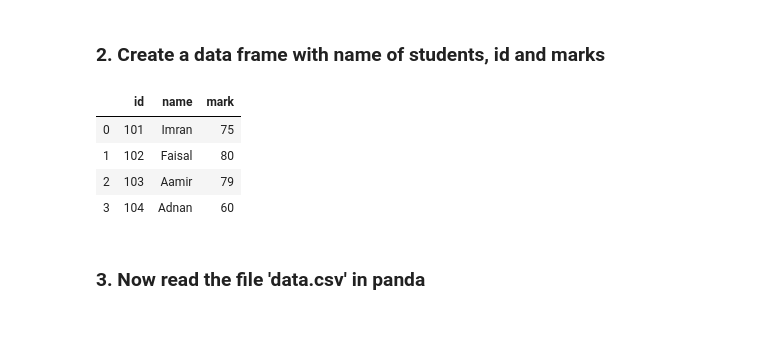
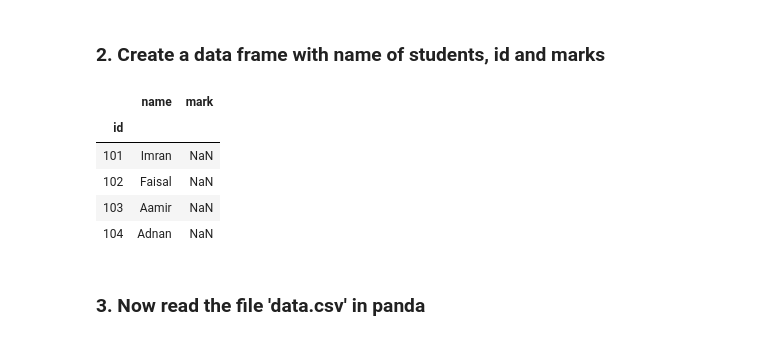
Before and after one commit to Syed-Azam/Pandas, a Jupyter notebook: Assignment-4/Pandas_Assignment_4.ipynb, the cells around one changed output. Drawn from its saved outputs; the diff is of its cells as text; code cells hidden in the pictures.

```diff
--- a/Assignment-4/Pandas_Assignment_4.ipynb
+++ b/Assignment-4/Pandas_Assignment_4.ipynb
@@ -15,16 +15,18 @@ dtype: int64
 # %% [markdown]
 ### 2. Create a data frame with name of students, id and marks
 # %%
-students = pd.DataFrame({"id"  : [101, 102, 103, 104],
-                         "name": ["Imran", "Faisal", "Aamir", "Adnan"],
-                         "mark": marks})
+students = pd.DataFrame({"name": ["Imran", "Faisal", "Aamir", "Adnan"],
+                         "mark": marks},
+                       index = [101, 102, 103, 104])
+students.index.name = 'id'
 students
 # %% [output]
-|  | id | name | mark |
-| 0 | 101 | Imran | 75 |
-| 1 | 102 | Faisal | 80 |
-| 2 | 103 | Aamir | 79 |
-| 3 | 104 | Adnan | 60 |
+|  | name | mark |
+| id |  |  |
+| 101 | Imran | NaN |
+| 102 | Faisal | NaN |
+| 103 | Aamir | NaN |
+| 104 | Adnan | NaN |
 # %% [markdown]
 ### 3. Now read the file 'data.csv' in panda
 # %%
```
Also changed, not shown: parts of 4 cells of this notebook.
